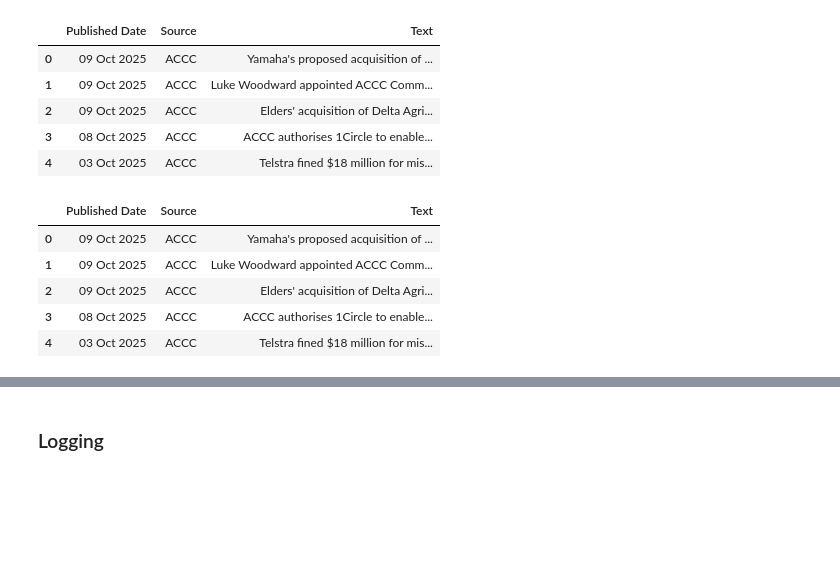
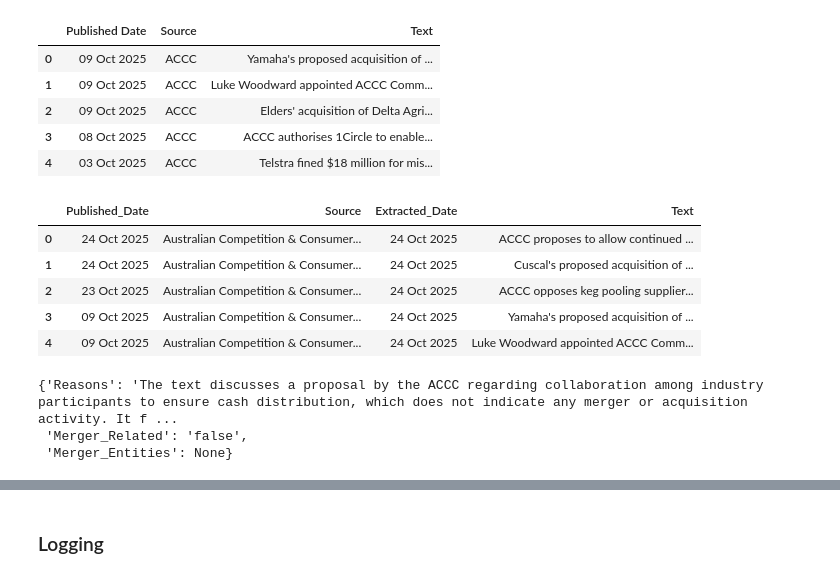
Before and after one commit to chuash/MergerScan, a Jupyter notebook: Draft.ipynb, the cells around one changed output, grey strips where cells are left out. Cells and saved outputs as stored; diff of their text form; code cells hidden in the pictures; blank space fills up the shorter version.

```diff
--- a/Draft.ipynb
+++ b/Draft.ipynb
@@ -1187,18 +1194,18 @@ combined_df.head()
 # %%
  # 2) Read in all the news articles into dataframe. Determine if news articles relate to merger and acquisitions
     #  and if so, extract the parties involved
 import pandas as pd
 import time
 from tqdm.auto import tqdm
-df = pd.read_csv('d:\\Data Science\\DSProjects\\MergerScan\\scraped_data\\ACCC_from_01 Jul 2025.csv')
+df = pd.read_csv('d:\\Data Science\\DSProjects\\MergerScan\\temp_scraped_data\\ACCC_from_01 Sep 2025.csv')
 df.head()
 # %% [output]
-|  | Published Date | Source | Text |
-| 0 | 09 Oct 2025 | ACCC | Yamaha's proposed acquisition of ... |
-| 1 | 09 Oct 2025 | ACCC | Luke Woodward appointed ACCC Comm... |
-| 2 | 09 Oct 2025 | ACCC | Elders' acquisition of Delta Agri... |
-| 3 | 08 Oct 2025 | ACCC | ACCC authorises 1Circle to enable... |
-| 4 | 03 Oct 2025 | ACCC | Telstra fined $18 million for mis... |
+|  | Published_Date | Source | Extracted_Date | Text |
+| 0 | 24 Oct 2025 | Australian Competition & Consumer... | 24 Oct 2025 | ACCC proposes to allow continued ... |
+| 1 | 24 Oct 2025 | Australian Competition & Consumer... | 24 Oct 2025 | Cuscal's proposed acquisition of ... |
+| 2 | 23 Oct 2025 | Australian Competition & Consumer... | 24 Oct 2025 | ACCC opposes keg pooling supplier... |
+| 3 | 09 Oct 2025 | Australian Competition & Consumer... | 24 Oct 2025 | Yamaha's proposed acquisition of ... |
+| 4 | 09 Oct 2025 | Australian Competition & Consumer... | 24 Oct 2025 | Luke Woodward appointed ACCC Comm... |
 # %%
 # Just to test
 df1 = df.head(10).copy()
@@ -1234,0 +1253,6 @@ classifier_sys_msg = ("<the_only_instruction> You are a competition analyst expe
+# %%
+df1['response'][0]
+# %% [output]
+{'Reasons': 'The text discusses a proposal by the ACCC regarding collaboration among industry participants to ensure cash distribution, which does not indicate any merger or acquisition activity. It f ...
+ 'Merger_Related': 'false',
+ 'Merger_Entities': None}
```
Also changed, not shown: parts of 22 cells of this notebook, 5 other files.
